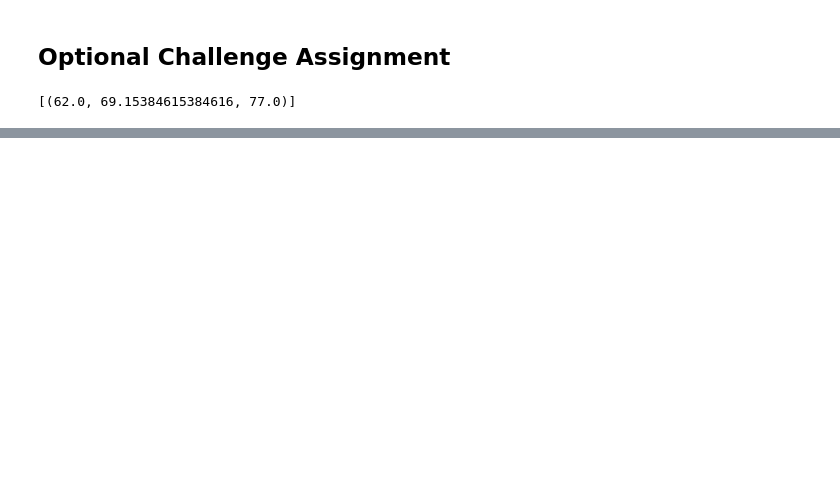
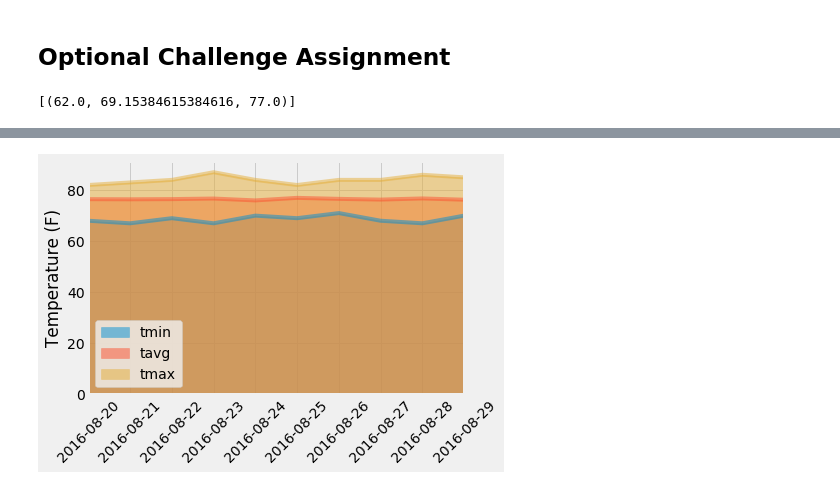
Before and after one commit to Harmeet2504/sqlalchemy-challenge, a Jupyter notebook: climate_analysis.ipynb, the cells around one changed output, grey strips where cells are left out. Drawn from its saved outputs; the diff is of its cells as text; code cells hidden in the pictures; blank space fills up the shorter version.

```diff
--- a/climate_analysis.ipynb
+++ b/climate_analysis.ipynb
@@ -351,3 +334,8 @@ daily_normals("01-01")
 # %%
 # Plot the daily normals as an area plot with `stacked=False`
+trip_normals.plot(kind="area", stacked=False)
+plt.legend(loc="best")
+plt.ylabel("Temperature (F)")
+plt.xticks(range(len(trip_normals["date"])), trip_normals["date"], rotation="45")
+plt.show()
 # %% [output]
@@ -355,0 +342 @@ daily_normals("01-01")
+[figure, added]
```
Also changed, not shown: parts of 11 cells of this notebook.
